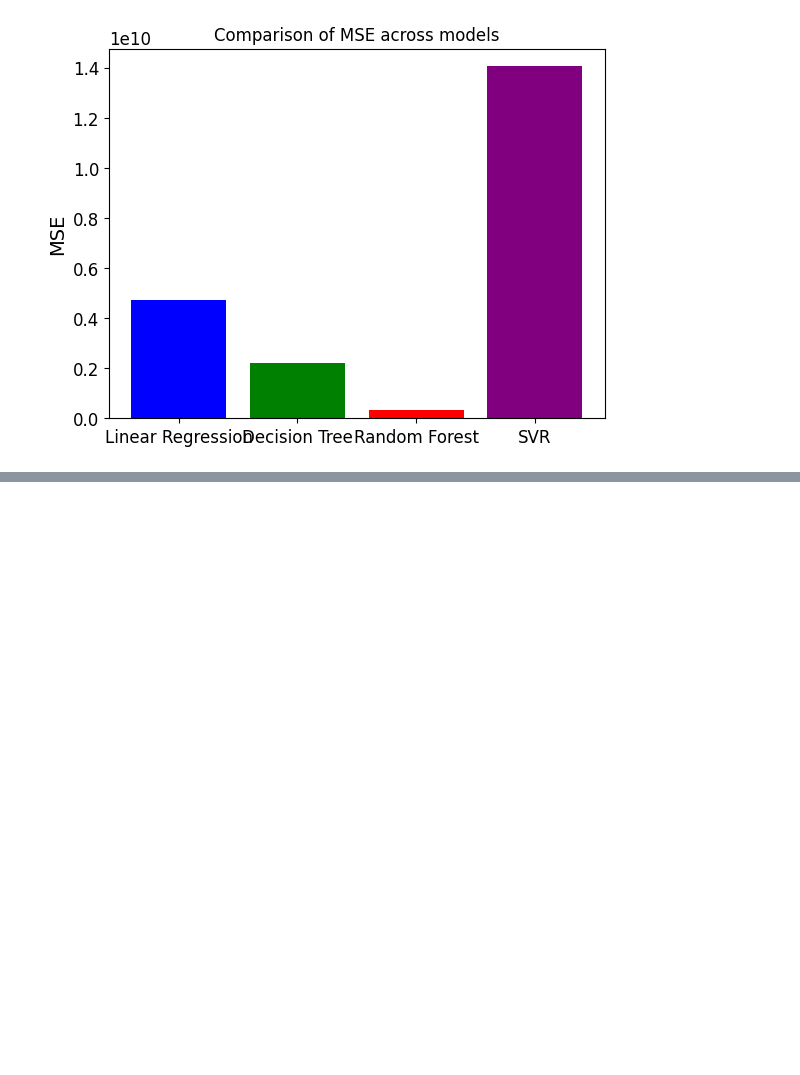
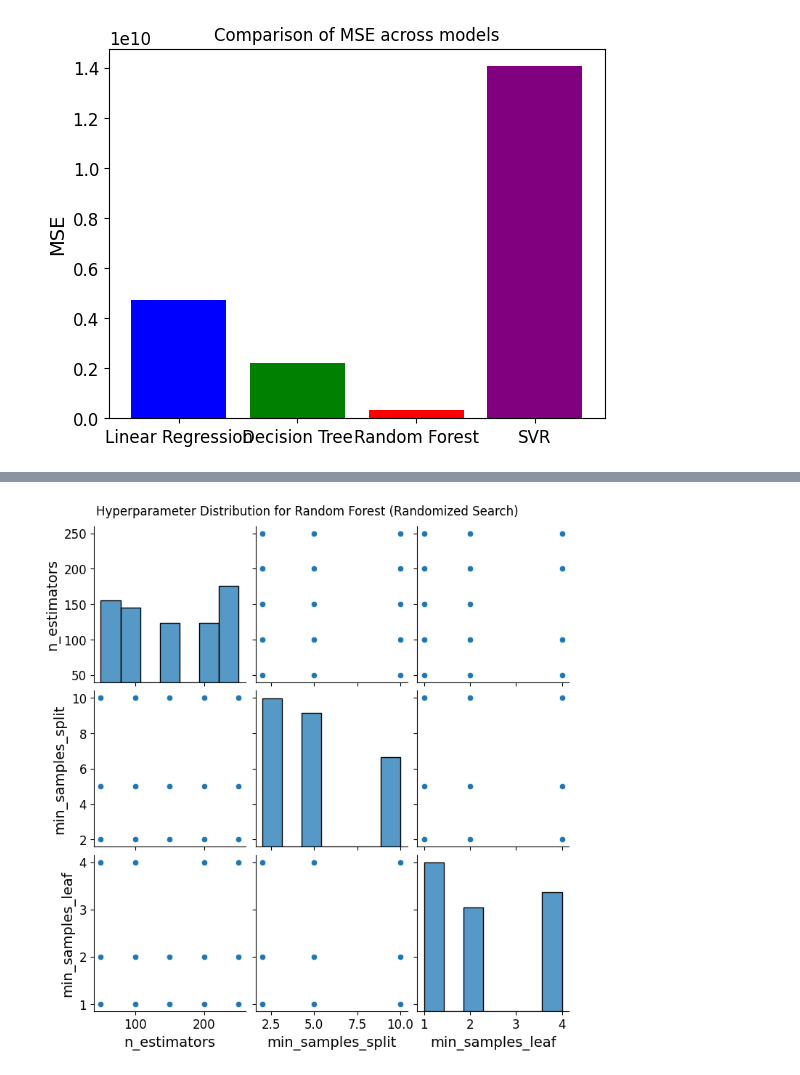
Before and after one commit to Justine-IA/IAI600Lab, a Jupyter notebook: main.ipynb, the cells around one changed output, grey strips where cells are left out. Cells and saved outputs as stored; diff of their text form; code cells hidden in the pictures; blank space fills up the shorter version.

```diff
--- a/main.ipynb
+++ b/main.ipynb
@@ -596,0 +1012,21 @@ plt.show()
+# %%
+import seaborn as sns
+
+n_estimators = [50, 100, 150, 200, 250]
+max_depth = [None, 10, 20, 30, 40]
+min_samples_split = [2, 5, 10]
+min_samples_leaf = [1, 2, 4]
+
+import pandas as pd
+hyperparameter_data = pd.DataFrame({
+    'n_estimators': np.random.choice(n_estimators, size=50),
+    'max_depth': np.random.choice(max_depth, size=50),
+    'min_samples_split': np.random.choice(min_samples_split, size=50),
+    'min_samples_leaf': np.random.choice(min_samples_leaf, size=50)
+})
+
+sns.pairplot(hyperparameter_data)
+plt.suptitle('Hyperparameter Distribution for Random Forest (Randomized Search)', y=1.02)
+plt.show()
+# %% [output]
+[figure, added]
```
Also changed, not shown: parts of 56 cells of this notebook.
